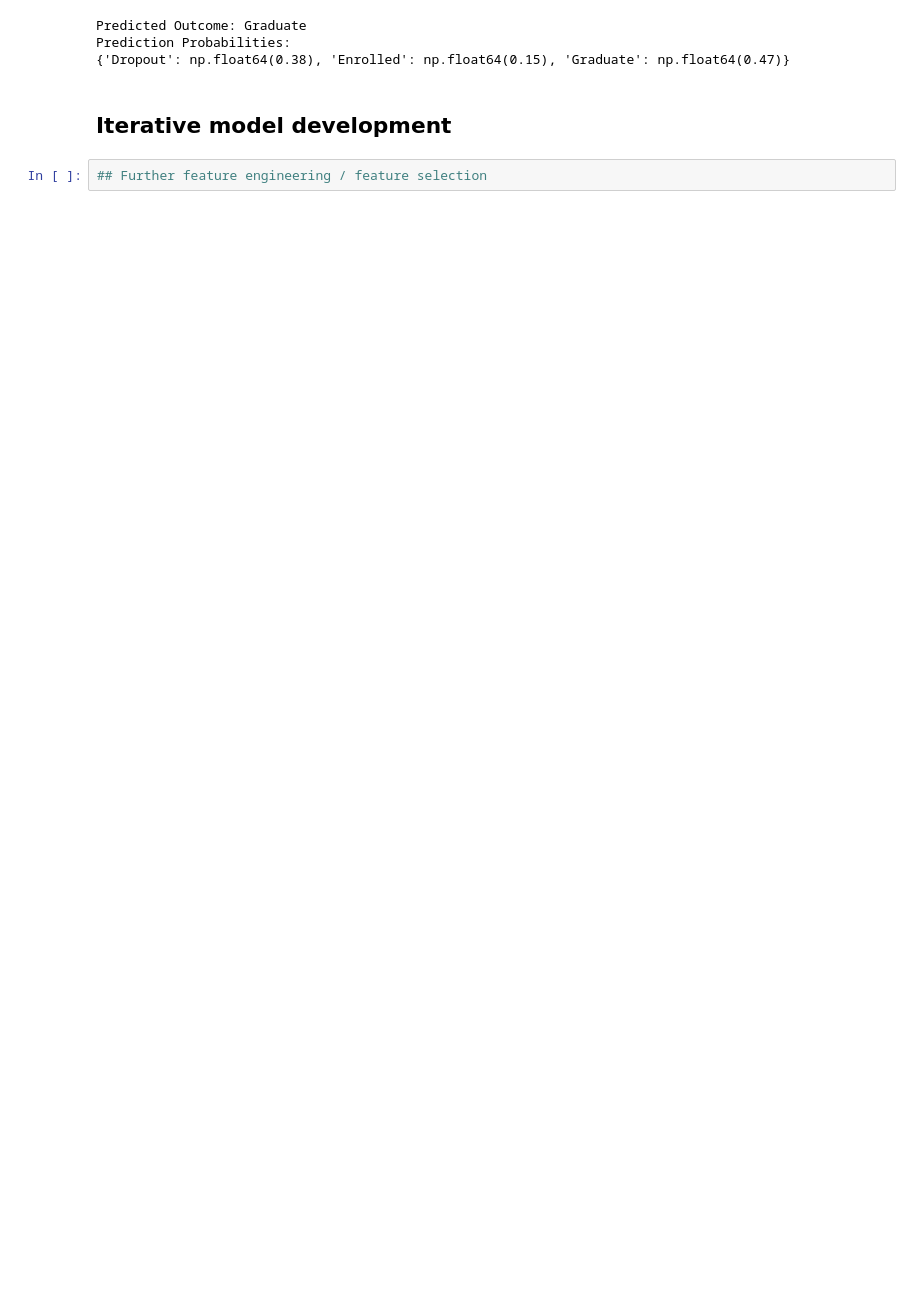
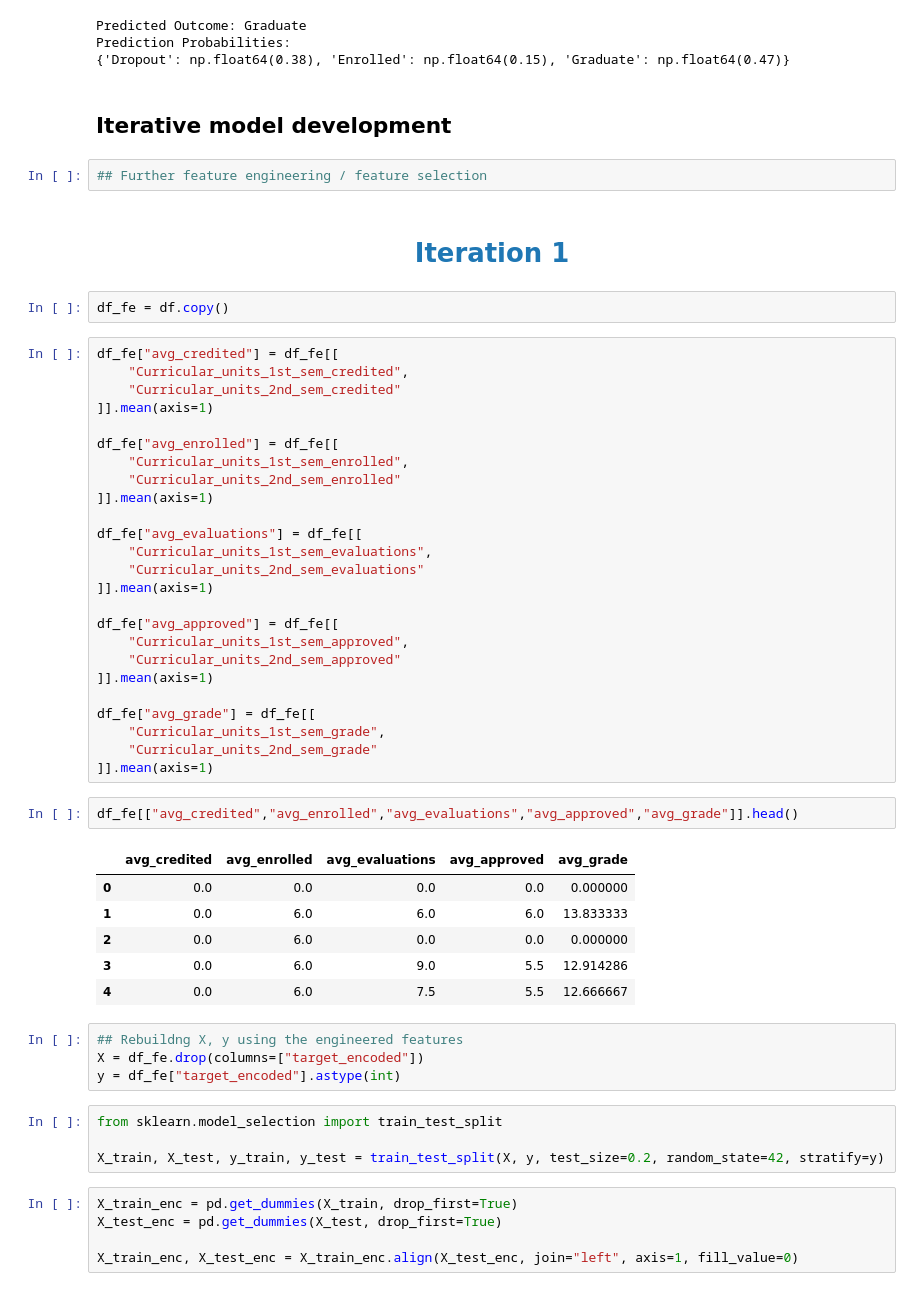
Before and after one commit to xaviierw/EduRisk, a Jupyter notebook: Edurisk.ipynb, the cells around one changed output. Cells and saved outputs as stored; diff of their text form; blank space fills up the shorter version.

```diff
--- a/Edurisk.ipynb
+++ b/Edurisk.ipynb
@@ -676,3 +672,54 @@ Prediction Probabilities:
 ## Iterative model development
 # %%
 ## Further feature engineering / feature selection
+# %% [markdown]
+<h1 style="text-align: center; color: #1f77b4;">Iteration 1</h1>
+# %%
+df_fe = df.copy()
+# %%
+df_fe["avg_credited"] = df_fe[[
+    "Curricular_units_1st_sem_credited",
+    "Curricular_units_2nd_sem_credited"
+]].mean(axis=1)
+
+df_fe["avg_enrolled"] = df_fe[[
+    "Curricular_units_1st_sem_enrolled",
+    "Curricular_units_2nd_sem_enrolled"
+]].mean(axis=1)
+
+df_fe["avg_evaluations"] = df_fe[[
+    "Curricular_units_1st_sem_evaluations",
+    "Curricular_units_2nd_sem_evaluations"
+]].mean(axis=1)
+
+df_fe["avg_approved"] = df_fe[[
+    "Curricular_units_1st_sem_approved",
+    "Curricular_units_2nd_sem_approved"
+]].mean(axis=1)
+
+df_fe["avg_grade"] = df_fe[[
+    "Curricular_units_1st_sem_grade",
+    "Curricular_units_2nd_sem_grade"
+]].mean(axis=1)
+# %%
+df_fe[["avg_credited","avg_enrolled","avg_evaluations","avg_approved","avg_grade"]].head()
+# %% [output]
+|  | avg_credited | avg_enrolled | avg_evaluations | avg_approved | avg_grade |
+| 0 | 0.0 | 0.0 | 0.0 | 0.0 | 0.000000 |
+| 1 | 0.0 | 6.0 | 6.0 | 6.0 | 13.833333 |
+| 2 | 0.0 | 6.0 | 0.0 | 0.0 | 0.000000 |
+| 3 | 0.0 | 6.0 | 9.0 | 5.5 | 12.914286 |
+| 4 | 0.0 | 6.0 | 7.5 | 5.5 | 12.666667 |
+# %%
+## Rebuildng X, y using the engineered features
+X = df_fe.drop(columns=["target_encoded"])
+y = df_fe["target_encoded"].astype(int)
+# %%
+from sklearn.model_selection import train_test_split
+
+X_train, X_test, y_train, y_test = train_test_split(X, y, test_size=0.2, random_state=42, stratify=y)
+# %%
+X_train_enc = pd.get_dummies(X_train, drop_first=True)
+X_test_enc = pd.get_dummies(X_test, drop_first=True)
+
+X_train_enc, X_test_enc = X_train_enc.align(X_test_enc, join="left", axis=1, fill_value=0)
```
Also changed, not shown: parts of 30 cells of this notebook, 2 other files.
